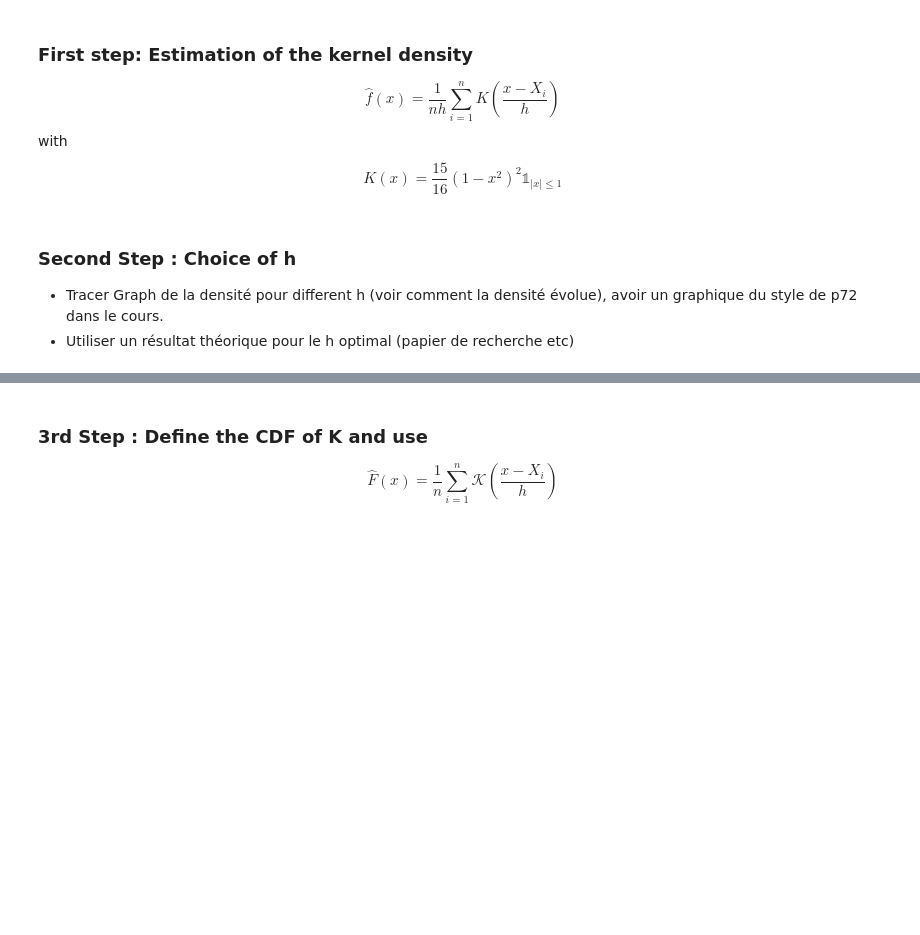
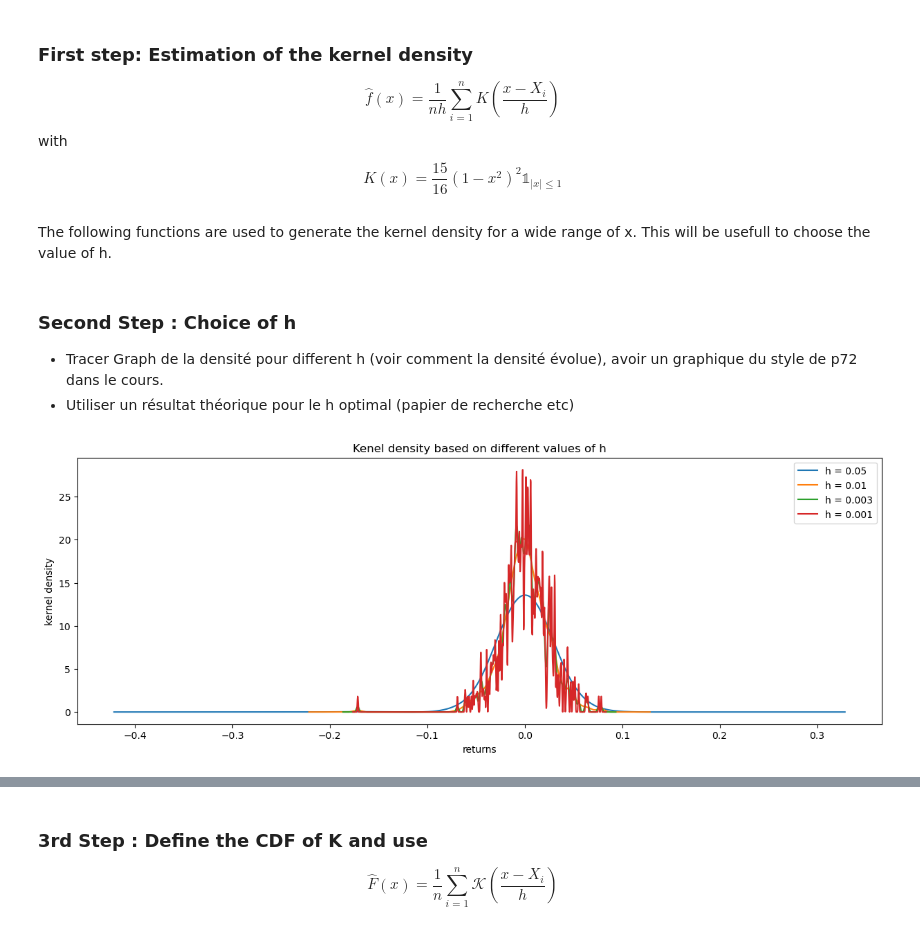
Before and after one commit to NatachaGsn/Market-risk---project, a Jupyter notebook: project.ipynb, the cells around one changed output, grey strips where cells are left out. Saved outputs shown, nothing was run; the diff lists cells and outputs as text; code cells hidden in the pictures; blank space fills up the shorter version.

```diff
--- a/project.ipynb
+++ b/project.ipynb
@@ -54,7 +57,7 @@ df["return"] = df["value"] / df["value"].shift(1) - 1
 # %%
 # Extract returns for the years prior to 2017 (2015 and 2016)
-df_2015_2016 = df[df["date"] < "2017"].dropna().loc[:, "return"]
-df_2015_2016
+returns_2015_2016 = df[df["date"] < "2017"].dropna().loc[:, "return"]
+returns_2015_2016
 # %% [output]
 1     -0.035047
 2     -0.017515
@@ -103,6 +74,8 @@ There are -6.01 % chances to lose 1.0 % of the portfolio's value
 # %% [markdown]
 ### First step: Estimation of the kernel density
 $$\hat{f}(x) = \frac{1}{nh}\sum_{i=1}^{n} K\left(\frac{x - X_i}{h}\right)$$ with $$K(x) = \frac{15}{16}(1-x^2)^2 \mathbb{1}_{|x| \leq 1}$$
+# %% [markdown]
+The following functions are used to generate the kernel density for a wide range of x. This will be usefull to choose the value of h.
 # %%
 #def K(x)
 def K(x):
@@ -119,26 +92,30 @@ def f_hat(x, h, tab_returns):
     return sum(K((x - tab_returns) / h)) / (len(tab_returns) * h)
 
 # estimate 1000 times f_hat
-def estimate_f_hat(tab_returns, h, nb_estimations):
+def estimate_f_hat(tab_returns, h, nb_estimations = 1000):
     x_tab = np.linspace(min(tab_returns) - 5*h, max(tab_returns) + 5*h, nb_estimations)
     f_hat_tab = []
     for x in x_tab:
         f_hat_tab.append(f_hat(x, h, tab_returns))
 
     return f_hat_tab, x_tab
-
-def ComputeVaR(tab_returns, h, alpha, nb_estimations = 1000):
-    f_hat_tab, x_tab = estimate_f_hat(tab_returns, h, nb_estimations)
-    F_hat = 0
-    i = -1
-    delta = x_tab[1] - x_tab[0]
-    while F_hat < alpha and i < len(f_hat_tab) - 1:
-        i+=1
-        F_hat += f_hat_tab[i] * delta
-
-    return x_tab[i]
 # %% [markdown]
 ### Second Step : Choice of h
 
 - Tracer Graph de la densité pour different h (voir comment la densité évolue), avoir un graphique du style de p72 dans le cours.
 - Utiliser un résultat théorique pour le h optimal (papier de recherche etc)
+# %%
+h_tab = [0.05, 0.01, 0.003, 0.001]
+
+plt.figure(figsize=(15, 5))
+for h in h_tab:
+    f_hat_tab, x_tab = estimate_f_hat(returns_2015_2016, h)
+    plt.plot(x_tab, f_hat_tab, label = f"h = {h}")
+
+plt.xlabel("returns")
+plt.ylabel("kernel density")
+plt.title("Kenel density based on different values of h")
+plt.legend()
+plt.show()
+# %% [output]
+[figure, added]
```
Also changed, not shown: parts of 18 cells of this notebook.
